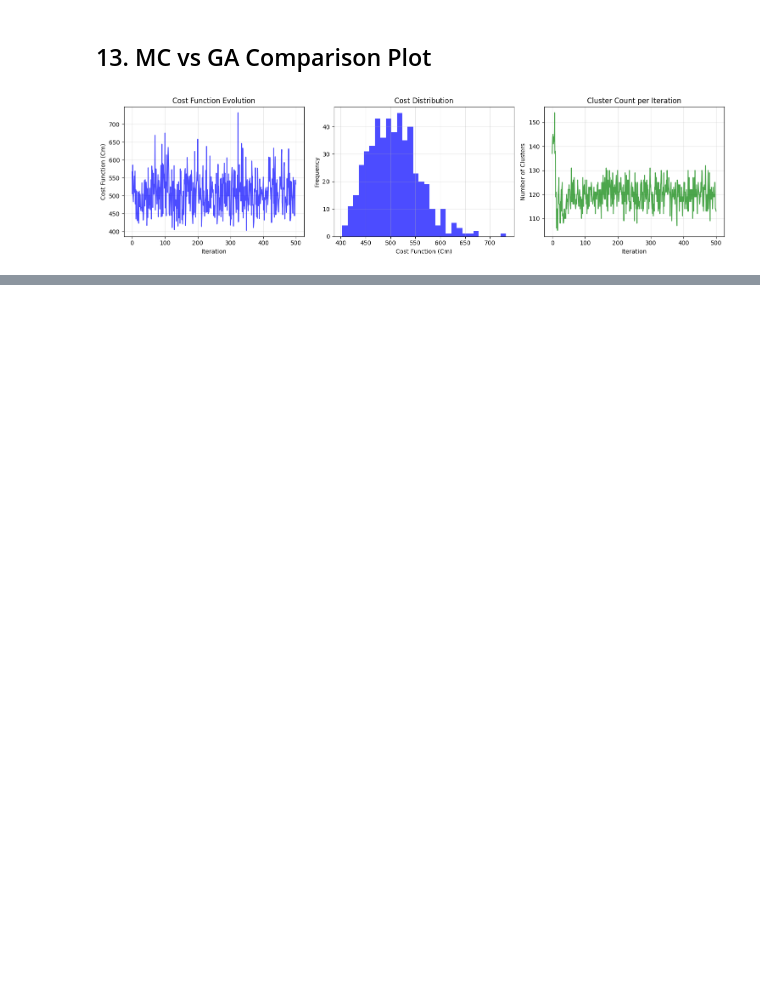
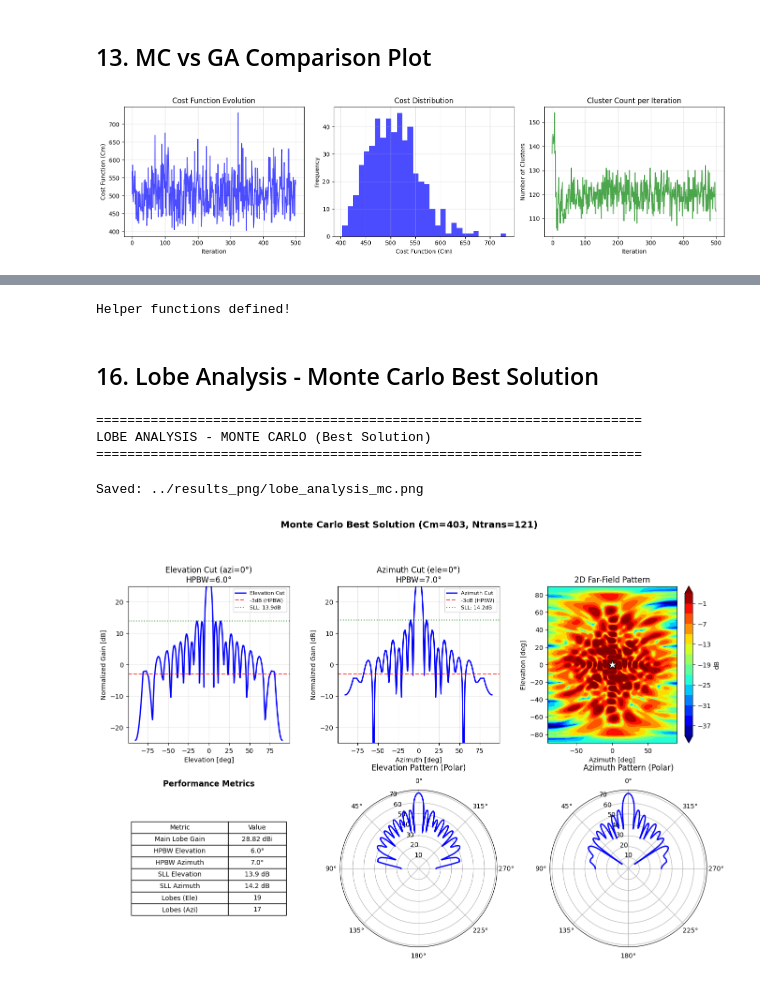
Before and after one commit to mindPazi/antenna-clustering, a Jupyter notebook: irregular/optimization/pyvers/clustering_comparison.ipynb, the cells around one changed output, grey strips where cells are left out. Cells and saved outputs as stored; diff of their text form; code cells hidden in the pictures; blank space fills up the shorter version.

Commit message:
Fix plots and steering in clustering_comparison, filled gnn based on pdf

```diff
--- a/irregular/optimization/pyvers/clustering_comparison.ipynb
+++ b/irregular/optimization/pyvers/clustering_comparison.ipynb
@@ -573,7 +573,6 @@ class IrregularClusteringMonteCarlo:
         self.simulation = []
         self.all_Cm = []
         self.all_Ntrans = []
-        self.all_Nel = []
 
         # Adaptive probability tracking
         self.total_clusters = sum(self.N_all)
@@ -737,13 +736,11 @@ class IrregularClusteringMonteCarlo:
             if len(Cluster) == 0:
                 self.all_Cm.append(float("inf"))
                 self.all_Ntrans.append(0)
-                self.all_Nel.append(0)
                 continue
 
             result = self.array.evaluate_clustering(Cluster)
             Cm = result["Cm"]
             Ntrans = result["Ntrans"]
-            Nel_active = int(np.sum(result["Lsub"]))
 
             # Local search refinement (every 25 iterations if promising)
             if Cm < best_Cm_so_far * 0.8 and ij_cont % 25 == 0:
@@ -755,13 +752,11 @@ class IrregularClusteringMonteCarlo:
                         result = self.array.evaluate_clustering(Cluster)
                         Cm = result["Cm"]
                         Ntrans = result["Ntrans"]
-                        Nel_active = int(np.sum(result["Lsub"]))
 
             self._update_adaptive_scores(selected_rows, Cm)
 
             self.all_Cm.append(Cm)
             self.all_Ntrans.append(Ntrans)
-            self.all_Nel.append(Nel_active)
 
             if Cm < best_Cm_so_far:
                 best_Cm_so_far = Cm
@@ -771,7 +766,6 @@ class IrregularClusteringMonteCarlo:
                     "selected_rows": selected_rows.copy(),
                     "Cm": Cm,
                     "Ntrans": Ntrans,
-                    "Nel": Nel_active,
                     "sll_in": result["sll_in"],
                     "sll_out": result["sll_out"],
                     "iteration": ij_cont,
@@ -794,7 +788,6 @@ class IrregularClusteringMonteCarlo:
                 print(f"\nBEST SOLUTION:")
                 print(f"  Cm: {best_sol['Cm']}")
                 print(f"  Ntrans: {best_sol['Ntrans']}")
-                print(f"  Nel: {best_sol['Nel']}")
                 print(f"  SLL out: {best_sol['sll_out']:.2f} dB")
                 print(f"  SLL in: {best_sol['sll_in']:.2f} dB")
 
@@ -802,7 +795,6 @@ class IrregularClusteringMonteCarlo:
             "simulation": self.simulation,
             "all_Cm": self.all_Cm,
             "all_Ntrans": self.all_Ntrans,
-            "all_Nel": self.all_Nel,
             "elapsed_time": elapsed_time,
             "n_valid_solutions": len(self.simulation),
         }
@@ -1398,0 +1545,68 @@ GA shows true convergence (fitness improves generation after generation), while
+# %%
+# ============================================================
+# HELPER FUNCTIONS TO EXTRACT FF_I_dB FROM SOLUTIONS
+# ============================================================
+
+def rows_to_clusters(selected_rows, optimizer):
+    """Convert selected_rows (MC) to Cluster list."""
+    return [optimizer._all_clusters_flat[i] for i in np.where(selected_rows == 1)[0]]
+
+def genes_to_clusters(genes, ga_opt):
+    """Convert genes (GA) to Cluster list."""
+    return [ga_opt.all_subarrays[i] for i in np.where(genes == 1)[0]]
+
+def get_ff_from_mc(solution, antenna_array, mc_optimizer):
+    """Get FF_I_dB from a Monte Carlo solution."""
+    if 'selected_rows' in solution:
+        Cluster = rows_to_clusters(solution['selected_rows'], mc_optimizer)
+        if len(Cluster) > 0:
+            result = antenna_array.evaluate_clustering(Cluster)
+            return result['FF_I_dB'], result['G_boresight']
+    return None, None
+
+def get_ff_from_ga(solution, antenna_array, ga_opt):
+    """Get FF_I_dB from a Genetic Algorithm solution."""
+    if 'genes' in solution:
+        Cluster = genes_to_clusters(solution['genes'], ga_opt)
+        if len(Cluster) > 0:
+            result = antenna_array.evaluate_clustering(Cluster)
+            return result['FF_I_dB'], result['G_boresight']
+    return None, None
+
+print("Helper functions defined!")
+# %% [output]
+Helper functions defined!
+# %% [markdown]
+## 16. Lobe Analysis - Monte Carlo Best Solution
+# %%
+# ============================================================
+# LOBE ANALYSIS - MONTE CARLO BEST SOLUTION
+# ============================================================
+
+print("="*70)
+print("LOBE ANALYSIS - MONTE CARLO (Best Solution)")
+print("="*70)
+
+mc_metrics = None
+if best and 'selected_rows' in results['simulation'][0]:
+    # Get best MC solution
+    best_mc_sol = min(results['simulation'], key=lambda x: x['Cm'])
+    ff_i_db_mc, g_bore_mc = get_ff_from_mc(best_mc_sol, array, optimizer)
+
+    if ff_i_db_mc is not None:
+        mc_metrics = plot_lobe_analysis(
+            ff_i_db_mc, array,
+            G_boresight=g_bore_mc,
+            title=f'Monte Carlo Best Solution (Cm={best_mc_sol["Cm"]}, Ntrans={best_mc_sol["Ntrans"]})',
+            save_path='../results_png/lobe_analysis_mc.png'
+        )
+    else:
+        print("Could not compute FF_I_dB for MC solution")
+else:
+    print("No valid MC solution found")
+# %% [output]
+======================================================================
+LOBE ANALYSIS - MONTE CARLO (Best Solution)
+======================================================================
+Saved: ../results_png/lobe_analysis_mc.png
+[figure, added]
```
Also changed, not shown: parts of 18 cells of this notebook, 27 other files.
